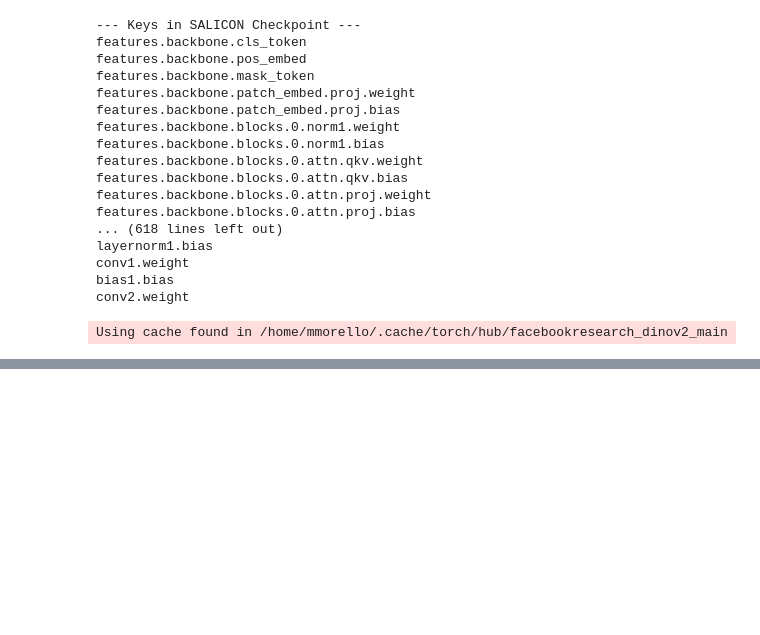
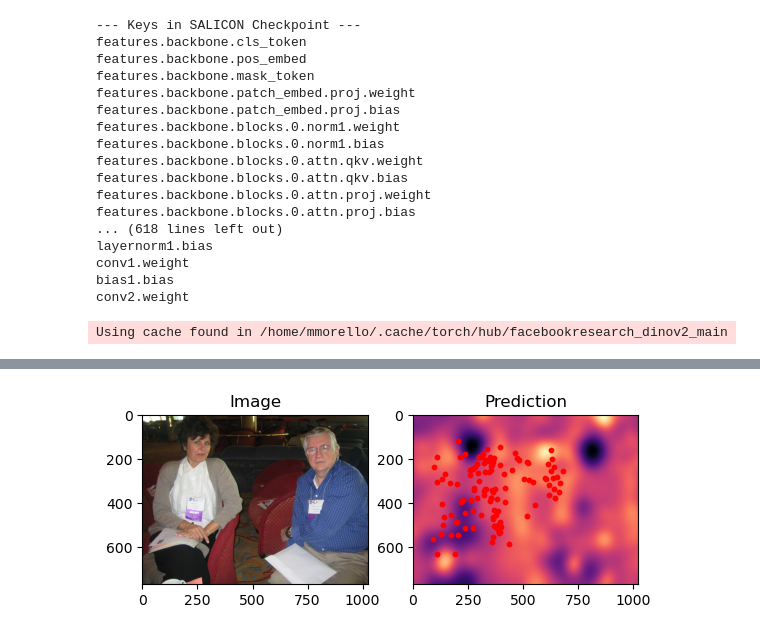
Before and after one commit to MirkoMorello/Decoding_Neural_Dynamics_of_Visual_Perceptual_Segmentation, a Jupyter notebook: DeepGaze/playground.ipynb, the cells around one changed output, grey strips where cells are left out. Cells and saved outputs as stored; diff of their text form; code cells hidden in the pictures; blank space fills up the shorter version.

```diff
--- a/DeepGaze/playground.ipynb
+++ b/DeepGaze/playground.ipynb
@@ -68,14 +68,19 @@ import sys, torch, matplotlib.pyplot as plt
 from PIL import Image
 from train_dinogaze_ddp import DeepGazeIII, DinoV2Backbone, build_saliency_network
 from torchvision.transforms.functional import to_tensor
+from pathlib import Path # Import Path
+import cloudpickle as cp # Import cp (assuming cloudpickle)
+import numpy as np # Import numpy
 
 ckpt = 'train_dinogaze_simple/salicon_pretraining/final.pth'
-image_path = 'train_dinogaze_simple/MIT1003_twosize/stimuli/i2057541.jpeg'
+#image_path = 'train_dinogaze_simple/MIT1003_twosize/stimuli/i2299063277.jpeg'
+#image_path = 'train_dinogaze_simple/MIT1003_twosize/stimuli/i1116123355.jpeg'
+image_path = 'train_dinogaze_simple/MIT1003_twosize/stimuli/i105415081.jpeg'
 device = 'cuda' if torch.cuda.is_available() else 'cpu'
 conv_dir = Path("train_dinogaze_simple/MIT1003_twosize")
 stimuli   = cp.load(open(conv_dir / "stimuli.pkl", "rb"))
 fixations = cp.load(open(conv_dir / "scanpaths_twosize.pkl", "rb"))
-img_name = "syntheticData1.jpeg"
+img_name = "i105415081.jpeg"
 
 class FixationSelectionIdentity(torch.nn.Module):
     def forward(self, inputs):
@@ -103,25 +108,81 @@ sd = torch.load(ckpt, map_location=device)
 model.load_state_dict(sd, strict=False)
 model.eval()                           # now safe
 
-# --- dummy zero centre-bias --------------------------------------------
-def zeros_cb(n, H, W):
-    return torch.zeros((n, H, W), device=device)
+# --- dummy zero centre-bias (function definition, not used directly here) ----
+# def zeros_cb(n, H, W):
+#     return torch.zeros((n, H, W), device=device)
 
+# --- Get stimulus index and dimensions ------------------------------------
 n = stimuli.filenames.index((conv_dir/"stimuli"/img_name).as_posix())
+H, W, _ = stimuli.shapes[n]
 
-# --------- build the GT fixation mask -------------
-H, W, _ = stimuli.shapes[n]
-mask = torch.zeros((H, W), dtype=torch.float32)
-xs  = fixations.x[fixations.n == n].round().astype(int)
-ys  = fixations.y[fixations.n == n].round().astype(int)
-mask[ys, xs] = 1.0                               # simple binary mask
+img = Image.open(image_path).convert("RGB")
+img_H, img_W = img.height, img.width # Get dims directly from loaded image
+print(f"Stimuli metadata shape H, W: ({H}, {W})")
+print(f"Loaded image shape H, W:   ({img_H}, {img_W})")
+assert H == img_H and W == img_W, "Mismatch between stimuli metadata shape and loaded image shape!"
+# Also verify the fixations you extracted are for the right n
+print(f"Stimulus index n: {n}")
+print(f"Filename from stimuli object: {stimuli.filenames[n]}")
+print(f"Image path being used:        {image_path}")
+assert stimuli.filenames[n] == image_path, "Mismatch between index n and image_path!"
+
+# --- Build the GT fixation mask (Robust version) ---------------------------
+mask = torch.zeros((H, W), dtype=torch.float32, device='cpu') # Create mask on CPU is fine
+
+# Select coordinates for the current stimulus
+stimulus_indices_mask = (fixations.n == n)
+xs_for_stimulus = fixations.x[stimulus_indices_mask]
+ys_for_stimulus = fixations.y[stimulus_indices_mask]
+
+# Round to integers
+xs_int = np.round(xs_for_stimulus).astype(int)
+ys_int = np.round(ys_for_stimulus).astype(int)
+
+# Filter out indices that are out of bounds
+valid_x_indices = (xs_int >= 0) & (xs_int < W)
+valid_y_indices = (ys_int >= 0) & (ys_int < H)
+valid_indices = valid_x_indices & valid_y_indices
+
+# Get the final valid integer coordinates
+final_xs_int = xs_int[valid_indices]
+final_ys_int = ys_int[valid_indices]
+
+print(f"Plotting {len(final_xs_int)} fixations after filtering for bounds.")
+
+# Assign 1.0 to the mask only at valid locations
+if len(final_xs_int) > 0: # Check if there are any valid fixations
+    mask[final_ys_int, final_xs_int] = 1.0
+
 
 # --------- load stimulus & predict ---------------
 img   = Image.open(conv_dir/"stimuli"/img_name).convert("RGB")
 img_t = to_tensor(img).unsqueeze(0).to(device)
 
-cb = torch.zeros((1, H, W), device=device)   # ❶ 3-D, not 4-D
+# Create the actual center bias tensor needed for the model call
+cb = torch.zeros((1, H, W), device=device)
 with torch.no_grad():
-    pred = model(img_t, cb).exp().squeeze().cpu()
+    # The model output is log_density, apply exp() for density/probability
+    log_pred = model(img_t, cb)
+    pred = log_pred.exp().squeeze(0).cpu() # Squeeze batch dim, move to CPU
+
+
+# --- Optional: Print mask sum to verify ---
+print(f"Mask sum for stimulus {n}: {mask.sum().item()}")
+print(f"Number of valid fixations plotted: {len(final_xs_int)}")
+
+#--- (The plotting code from the previous steps would go here, using img, pred, mask, xs_plot, ys_plot) ---
+#Example (replace with your actual plotting code):
+import torch.nn.functional as F
+plt.figure()
+plt.subplot(1,2,1); plt.imshow(img); plt.title('Image')
+plt.subplot(1,2,2); plt.imshow(pred, cmap='magma'); plt.title('Prediction')
+plt.scatter(final_xs_int, final_ys_int, c='r', s=10) # Plot valid points
+plt.show()
+
+plt.imshow(mask, cmap='gray')
+plt.scatter(final_xs_int, ys_plot, c='r', s=10)
+plt.title('GT Mask with Valid Points')
+plt.show()
 # %% [output]
 Using cache found in /home/mmorello/.cache/torch/hub/facebookresearch_dinov2_main
@@ -127,0 +197 @@ Using cache found in /home/mmorello/.cache/torch/hub/facebookresearch_dinov2_mai
+[figure, added]
```
Also changed, not shown: parts of 8 cells of this notebook, 1 other file.
